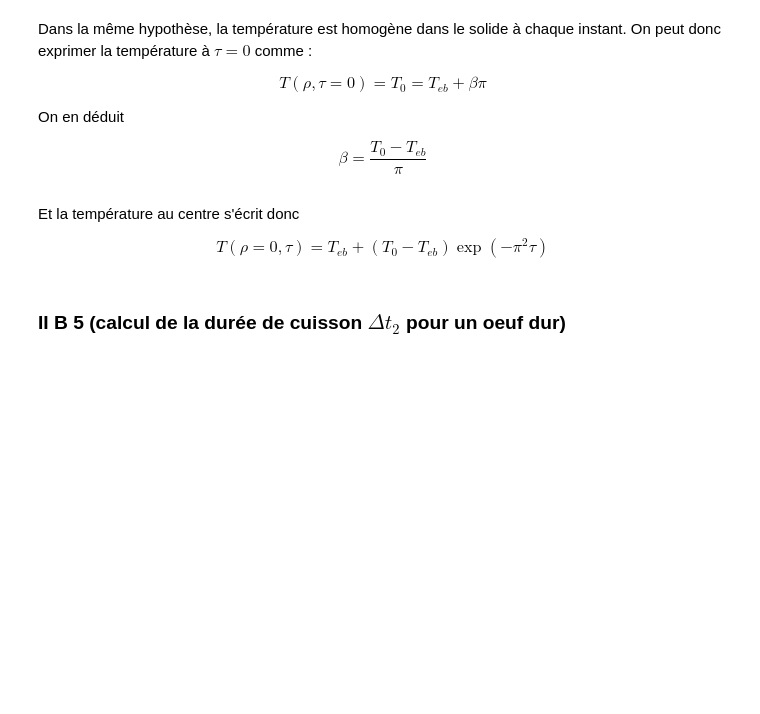
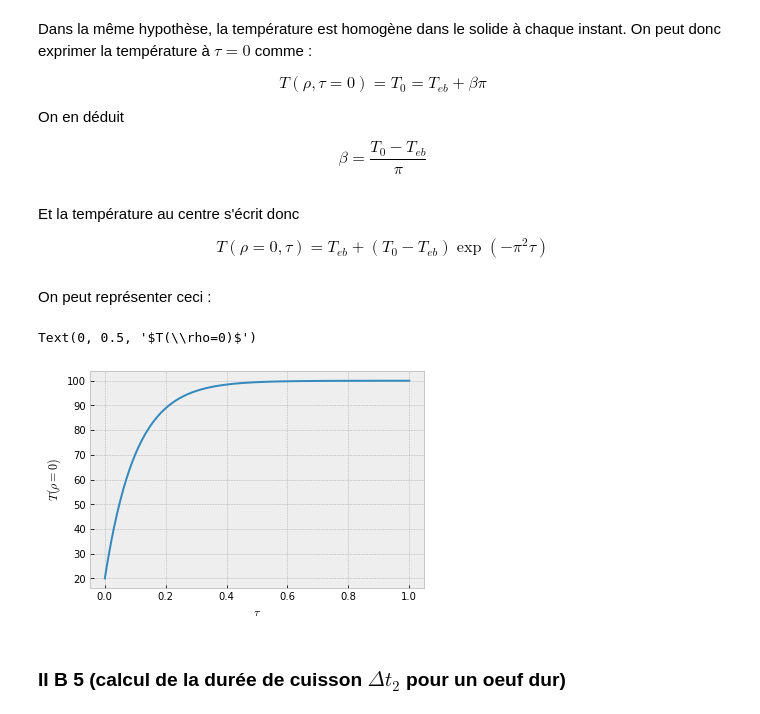
Before and after one commit to flothesof/posts, a Jupyter notebook: 20200823_Centrale2016PSI_PC2_CuissonDesOeufs.ipynb, the cells around one changed output. Saved outputs shown, nothing was run; the diff lists cells and outputs as text; code cells hidden in the pictures; blank space fills up the shorter version.

```diff
--- a/20200823_Centrale2016PSI_PC2_CuissonDesOeufs.ipynb
+++ b/20200823_Centrale2016PSI_PC2_CuissonDesOeufs.ipynb
@@ -337,6 +346,19 @@ Et la température au centre s'écrit donc
 $$
 T(\rho = 0, \tau) = T_{eb} + (T_0 - T_{eb})  \exp(- \pi^2 \tau)
 $$
+# %% [markdown]
+On peut représenter ceci :
+# %%
+taus = np.linspace(0, 1, num=200)
+T_rho_0 = T_eb + (T_0 - T_eb) * np.exp(-np.pi**2 * taus)
+
+fig, ax = plt.subplots()
+ax.plot(taus, T_rho_0)
+ax.set_xlabel(r'$\tau$')
+ax.set_ylabel(r'$T(\rho=0)$')
+# %% [output]
+Text(0, 0.5, '$T(\\rho=0)$')
+[figure, added]
 # %% [markdown]
 ### II B 5 (calcul de la durée de cuisson $\Delta t_2$ pour un oeuf dur)
 # %% [markdown]
```
Also changed, not shown: parts of 16 cells of this notebook.
